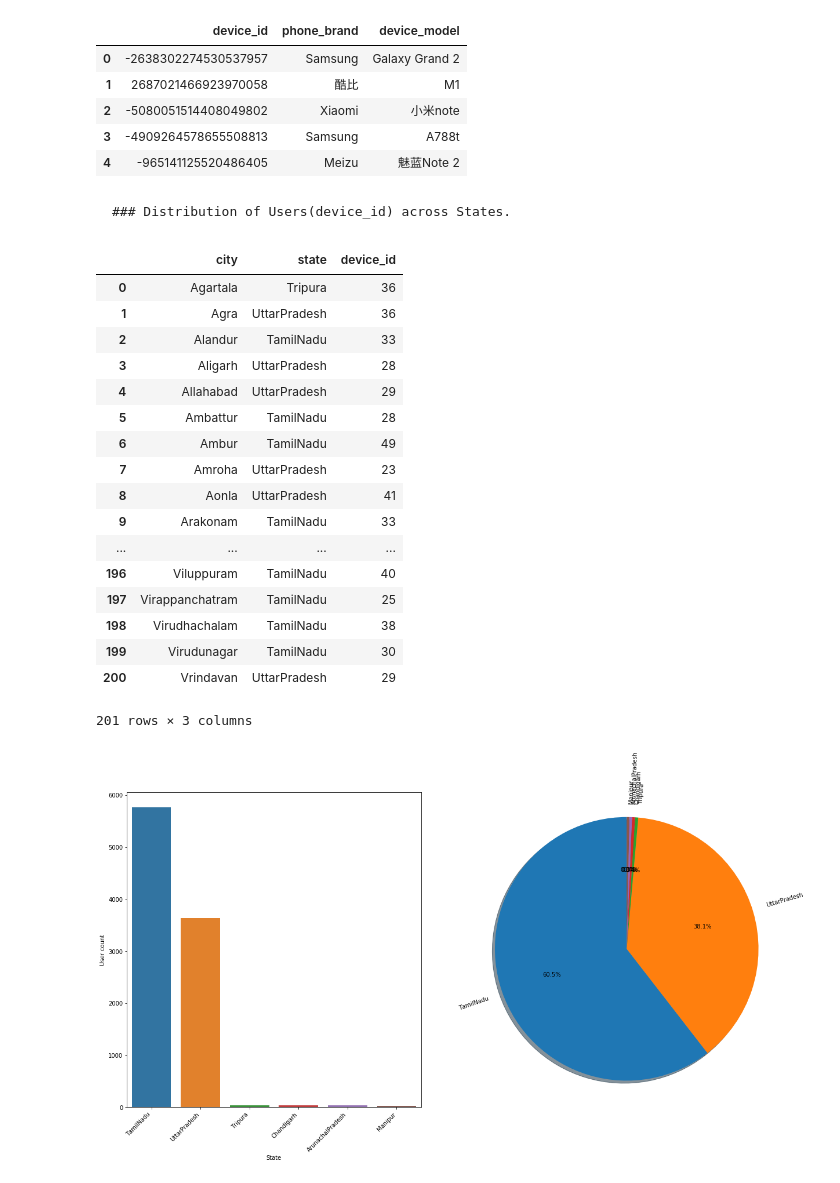
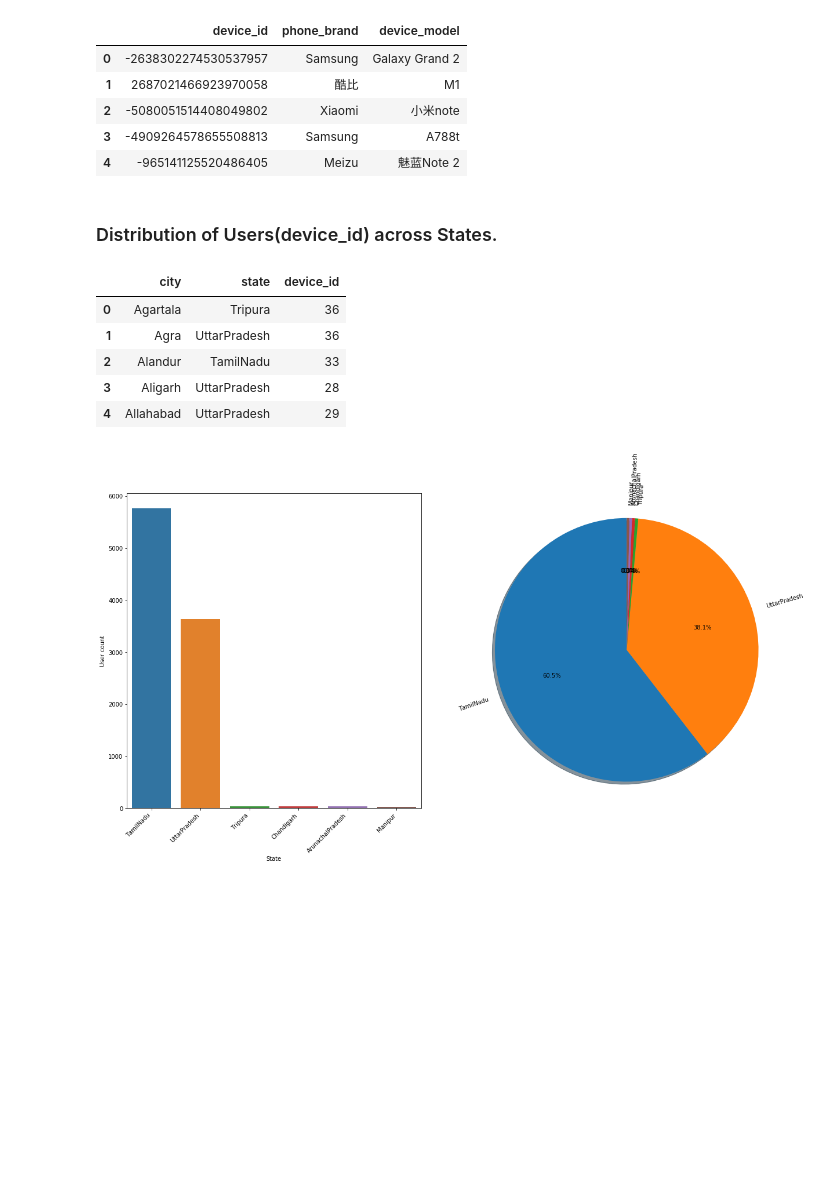
Before and after one commit to amondkar/CAPSTONE-PROJECT1, a Jupyter notebook: Mobile Data Usage - Data Analytics - V2.ipynb, the cells around one changed output. Cells and saved outputs as stored; diff of their text form; code cells hidden in the pictures; blank space fills up the shorter version.

```diff
--- a/Mobile Data Usage - Data Analytics - V2.ipynb
+++ b/Mobile Data Usage - Data Analytics - V2.ipynb
@@ -604,28 +595,16 @@ phone_brand_device_model.head()
 | 3 | -4909264578655508813 | Samsung | A788t |
 | 4 | -965141125520486405 | Meizu | 魅蓝Note 2 |
 # %% [markdown]
-    ### Distribution of Users(device_id) across States.
+### Distribution of Users(device_id) across States.
 # %%
-event_data.groupby(['city','state']).device_id.nunique().reset_index()
+event_data.groupby(['city','state']).device_id.nunique().reset_index().head()
 # %% [output]
 |  | city | state | device_id |
 | 0 | Agartala | Tripura | 36 |
 | 1 | Agra | UttarPradesh | 36 |
 | 2 | Alandur | TamilNadu | 33 |
 | 3 | Aligarh | UttarPradesh | 28 |
 | 4 | Allahabad | UttarPradesh | 29 |
-| 5 | Ambattur | TamilNadu | 28 |
-| 6 | Ambur | TamilNadu | 49 |
-| 7 | Amroha | UttarPradesh | 23 |
-| 8 | Aonla | UttarPradesh | 41 |
-| 9 | Arakonam | TamilNadu | 33 |
-| ... | ... | ... | ... |
-| 196 | Viluppuram | TamilNadu | 40 |
-| 197 | Virappanchatram | TamilNadu | 25 |
-| 198 | Virudhachalam | TamilNadu | 38 |
-| 199 | Virudunagar | TamilNadu | 30 |
-| 200 | Vrindavan | UttarPradesh | 29 |
-201 rows × 3 columns
 # %%
 state_device_data=event_data.groupby('state').device_id.nunique().reset_index().sort_values(['device_id'], ascending=False)
 # %%
```
Also changed, not shown: parts of 35 cells of this notebook.
